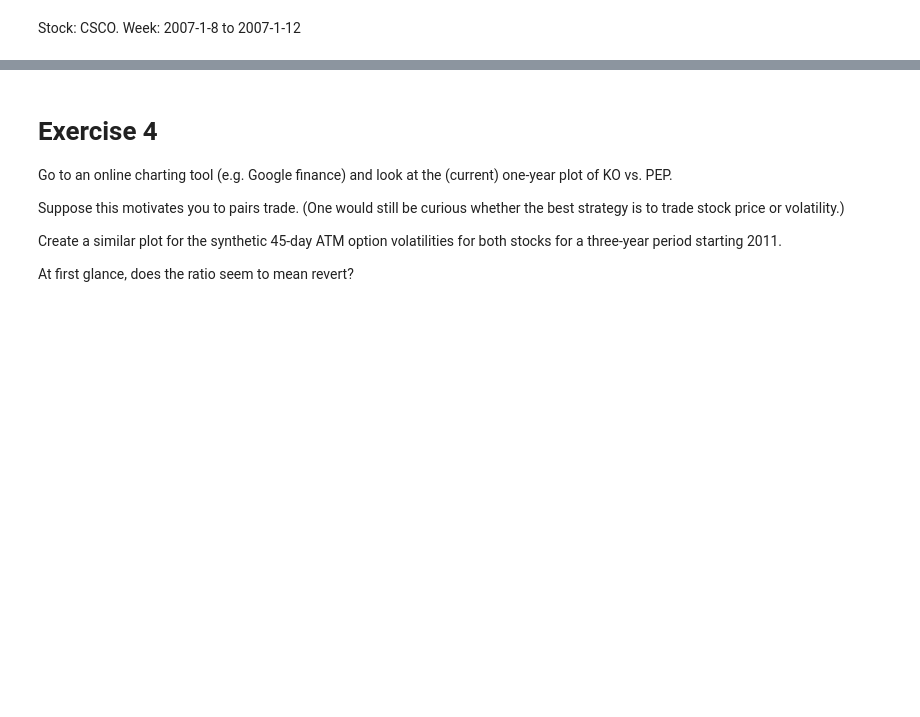
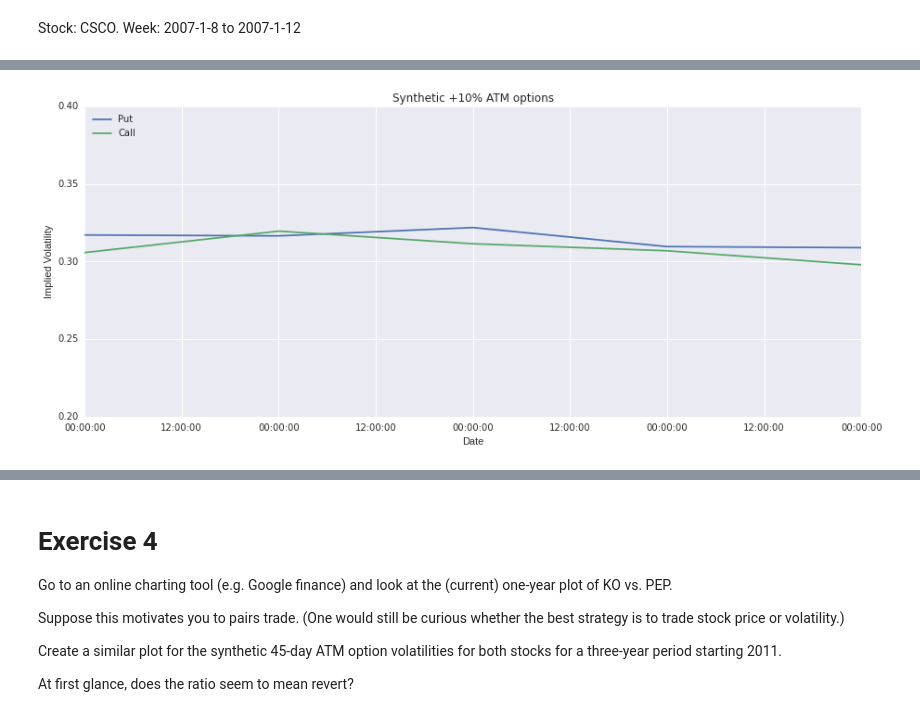
Before and after one commit to bspeice/experimental-finance, a Jupyter notebook: problem_set_3/Project3.ipynb, the cells around one changed output, grey strips where cells are left out. Cells and saved outputs as stored; diff of their text form; code cells hidden in the pictures; blank space fills up the shorter version.

```diff
--- a/problem_set_3/Project3.ipynb
+++ b/problem_set_3/Project3.ipynb
@@ -306,0 +296,19 @@ synthetic(Ticker = 106893,
+# %%
+call_110 = synthetic(Ticker = name, Date_Start = start, Date_End = end,
+                    Opt_Type = 'C', Target_Maturity = 45, Target_Factor = 1.1)
+
+put_110 = synthetic(Ticker = name, Date_Start = start, Date_End = end,
+                    Opt_Type = 'P', Target_Maturity = 45, Target_Factor = 1.1)
+
+plt.figure(figsize=(15,6))
+plt.plot(put_110.Date.values,put_110.IV)
+plt.plot(call_110.Date.values,call_110.IV)
+plt.title('Synthetic +10% ATM options')
+plt.xlabel('Date')
+plt.ylabel('Implied Volatility')
+plt.legend(['Put', 'Call'], loc='upper left')
+axes = plt.gca()
+axes.set_ylim([0.2,0.4])
+plt.show()
+# %% [output]
+[figure, added]
```
Also changed, not shown: parts of 20 cells of this notebook, 1 other file.
